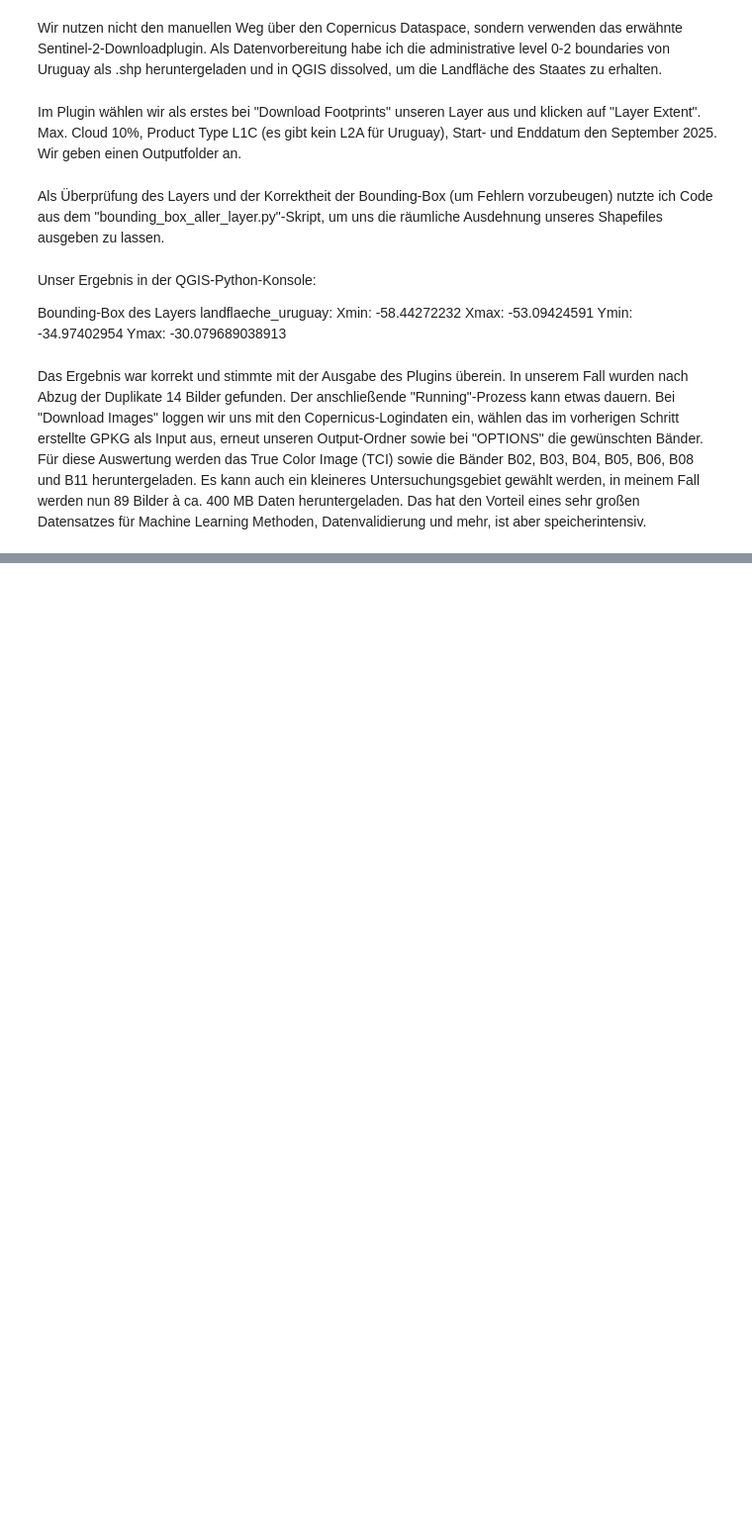
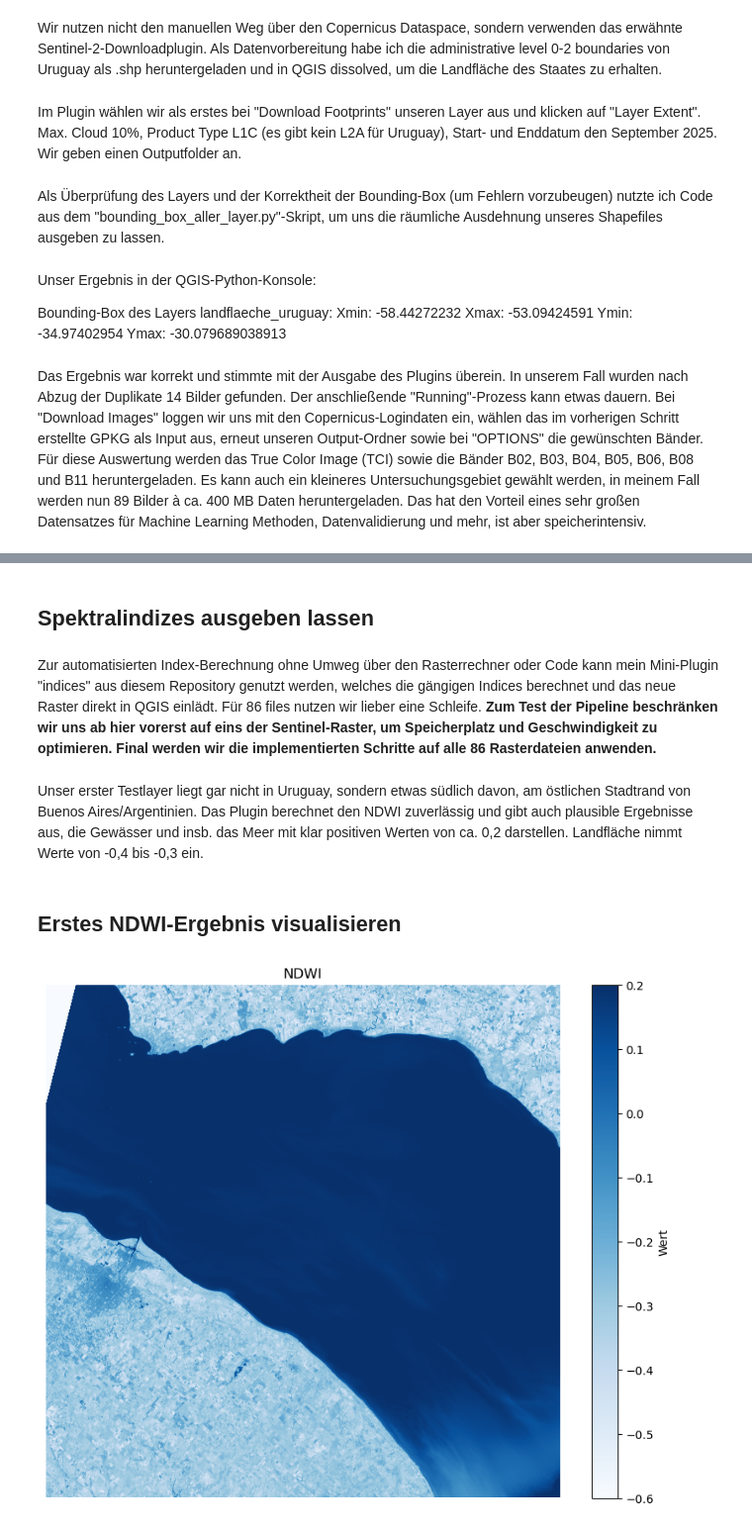
Before and after one commit to dkc00/Geodata, a Jupyter notebook: Sentinel_2_datenverarbeitung.ipynb, the cells around one changed output, grey strips where cells are left out. Shown at 99% size. Cells and saved outputs as stored; diff of their text form; code cells hidden in the pictures; blank space fills up the shorter version.

Commit message:
S2-Datenverarbeitung

```diff
--- a/Sentinel_2_datenverarbeitung.ipynb
+++ b/Sentinel_2_datenverarbeitung.ipynb
@@ -63,0 +179,24 @@ Es kann auch ein kleineres Untersuchungsgebiet gewählt werden, in meinem Fall w
+# %% [markdown]
+## Spektralindizes ausgeben lassen
+# %% [markdown]
+Zur automatisierten Index-Berechnung ohne Umweg über den Rasterrechner oder Code kann mein Mini-Plugin "indices" aus diesem Repository genutzt werden, welches die gängigen Indices berechnet und das neue Raster direkt in QGIS einlädt. Für 86 files nutzen wir lieber eine Schleife.
+**Zum Test der Pipeline beschränken wir uns ab hier vorerst auf eins der Sentinel-Raster, um Speicherplatz und Geschwindigkeit zu optimieren. Final werden wir die implementierten Schritte auf alle 86 Rasterdateien anwenden.**
+# %% [markdown]
+Unser erster Testlayer liegt gar nicht in Uruguay, sondern etwas südlich davon, am östlichen Stadtrand von Buenos Aires/Argentinien. Das Plugin berechnet den NDWI zuverlässig und gibt auch plausible Ergebnisse aus, die Gewässer und insb. das Meer mit klar positiven Werten von ca. 0,2 darstellen. Landfläche nimmt Werte von -0,4 bis -0,3 ein.
+# %% [markdown]
+## Erstes NDWI-Ergebnis visualisieren
+# %%
+ndwi_path = r"C:\Users\Daniel Koch\Desktop\Fernerkundung\Daten\Sentinel_Uruguay\S2B_MSIL1C_20250911T133829_N0511_R124_T21HVB_20250911T183814\NDWI.tif"
+
+with rasterio.open(ndwi_path) as src:
+    arr = src.read(1)
+
+plt.figure(figsize=(10, 8))
+cmap = plt.cm.Blues
+im = plt.imshow(arr, cmap=cmap, vmin=-0.6, vmax=0.2)
+plt.colorbar(im, label="Wert")
+plt.title("NDWI")
+plt.axis('off')
+plt.show()
+# %% [output]
+[figure, added]
```
Also changed, not shown: parts of 15 cells of this notebook.
